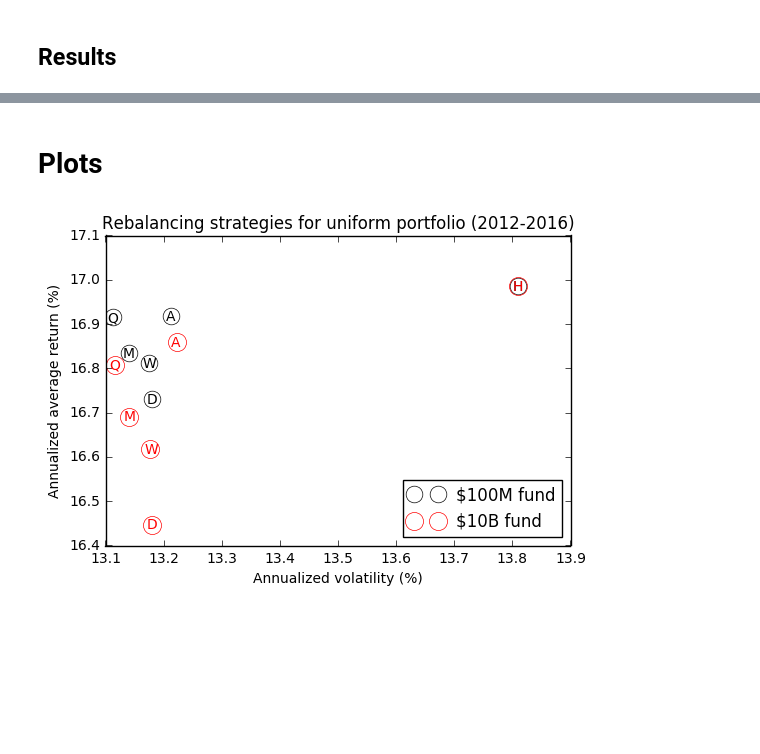
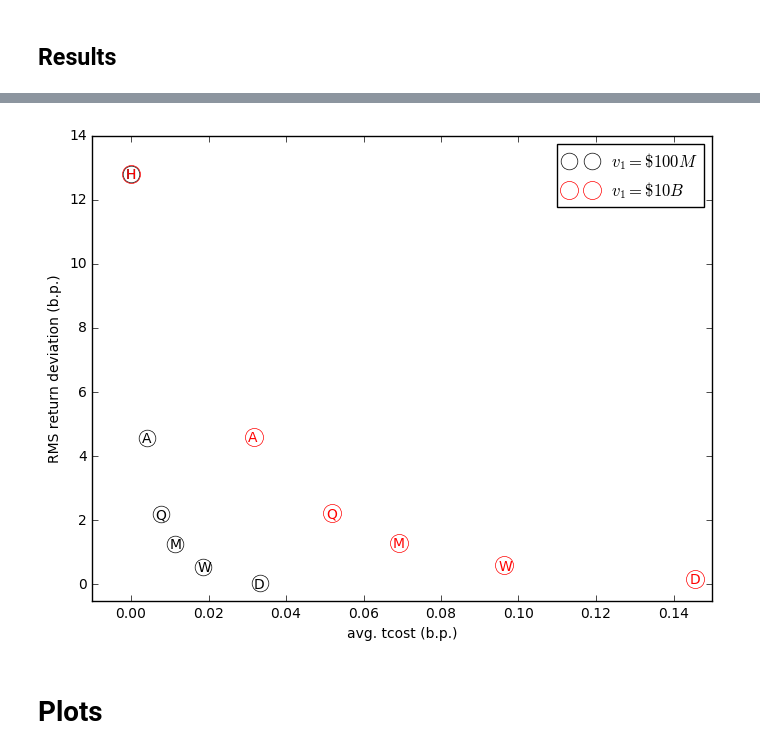
Before and after one commit to cvxgrp/cvxportfolio, a Jupyter notebook: BasicExample.ipynb, the cells around one changed output, grey strips where cells are left out. Saved outputs shown, nothing was run; the diff lists cells and outputs as text; code cells hidden in the pictures; blank space fills up the shorter version.

Commit message:
basic example updated

```diff
--- a/BasicExample.ipynb
+++ b/BasicExample.ipynb
@@ -74,6 +53,2 @@ policies=dict(policies)
 # %% [markdown]
 ## Simulations
-# %%
-five_years=returns.index[(returns.index>"2012-01-01")]
-res_small_fund_raw = simulator.run_multiple_backtest(p_small, five_years, policies=policies.values())
-res_small_fund=dict(zip(policies.keys(), res_small_fund_raw))
@@ -98,3 +54,0 @@ WARNING:root:Setting stocks Index(['EQIX'], dtype='object') on 2014-10-21 00:00:
-# %%
-res_large_fund_raw = simulator.run_multiple_backtest(p_large, five_years, policies=policies.values())
-res_large_fund=dict(zip(policies.keys(), res_large_fund_raw))
@@ -153,0 +88,13 @@ W & 121.59\% &  0.60\% & 119.44\% &  2.24\% \\
+# %%
+avg_daily_return=lambda res: 10000*(res.mean_return)/250
+total_tcost=lambda res: (res.simulator_TcostModel.sum(1)).sum() / 1E6
+avg_daily_tcost=lambda res: (res.simulator_TcostModel.sum(1)/res.v).mean() * 10000
+RMSE = lambda res: np.sqrt(np.mean((returns.loc[returns.index>'2012-01-01'].mean(1) - res.returns)**2))*10000
+final_val = lambda res: res.v[-1]/1E9
+
+table=pd.DataFrame({'Daily return (b.p.)':res.applymap(avg_daily_return).unstack(),
+               'Return RMSE (b.p.)':res.applymap(RMSE).unstack(),
+              'Total trans. costs ($M)':res.applymap(total_tcost).unstack(),
+              "Daily tcost (b.p.)":res.applymap(avg_daily_tcost).unstack(),
+             })
+print(table.to_latex(float_format='%.2f'))
@@ -153,0 +120,25 @@ W & 121.59\% &  0.60\% & 119.44\% &  2.24\% \\
+# %%
+offsetx = 0.0015
+offsety = 0.15
+plt.figure(figsize=(8,6))
+colors=['k','r']
+lines=[None,None]
+for en,j in enumerate(res.columns):
+    for i in res.index:
+        y = RMSE(res.loc[(i, j)])
+        x = avg_daily_tcost(res.loc[(i, j)])
+        line,=plt.plot(np.array(x),np.array(y), colors[en]+'o', markersize=12+en,
+                  fillstyle='none', label='$v_1 = %s$'%j)
+        lines[en] = line
+        plt.text(x-offsetx,y-offsety, i,color=colors[en] )
+
+
+plt.legend(loc='upper right',handles=lines)
+plt.xlabel(r'avg. tcost (b.p.)')
+plt.ylabel('RMS return deviation (b.p.)')
+#plt.title("Rebalancing strategies for uniform portfolio (2012-2016)")
+plt.xlim([-0.01,0.15])
+plt.ylim([- 0.5, 14])
+plt.savefig(plotdir+'basic_frontier.png')
+# %% [output]
+[figure, added]
@@ -154,29 +168,3 @@ W & 121.59\% &  0.60\% & 119.44\% &  2.24\% \\
 # %% [markdown]
 # Plots
-# %%
-offsetx = 0.01
-offsety = 0.01
-
-colors=['k','r']
-lines=[None,None]
-for en,j in enumerate(res.columns):
-    #plt.figure()
-    for i in res.index:
-        x = 100*res.loc[(i, j)].volatility
-        y = 100*res.loc[(i, j)].mean_return
-        line,=plt.plot(np.array(x),np.array(y), colors[en]+'o', markersize=12+en,
-                  fillstyle='none', label='%s fund'%j)
-        lines[en] = line
-        plt.text(x-offsetx,y-offsety, i,color=colors[en] )
-
-
-plt.legend(loc='lower right',handles=lines)
-plt.xlabel('Annualized volatility (%)')
-plt.ylabel('Annualized average return (%)')
-plt.title("Rebalancing strategies for uniform portfolio (2012-2016)")
-plt.xlim([13.1,13.9])
-plt.ylim([16.4,17.1])
-plt.savefig(plotdir+'basic_riskrewardfrontier.png')
-# %% [output]
-[figure, removed]
 # %%
```
Also changed, not shown: parts of 17 cells of this notebook.
